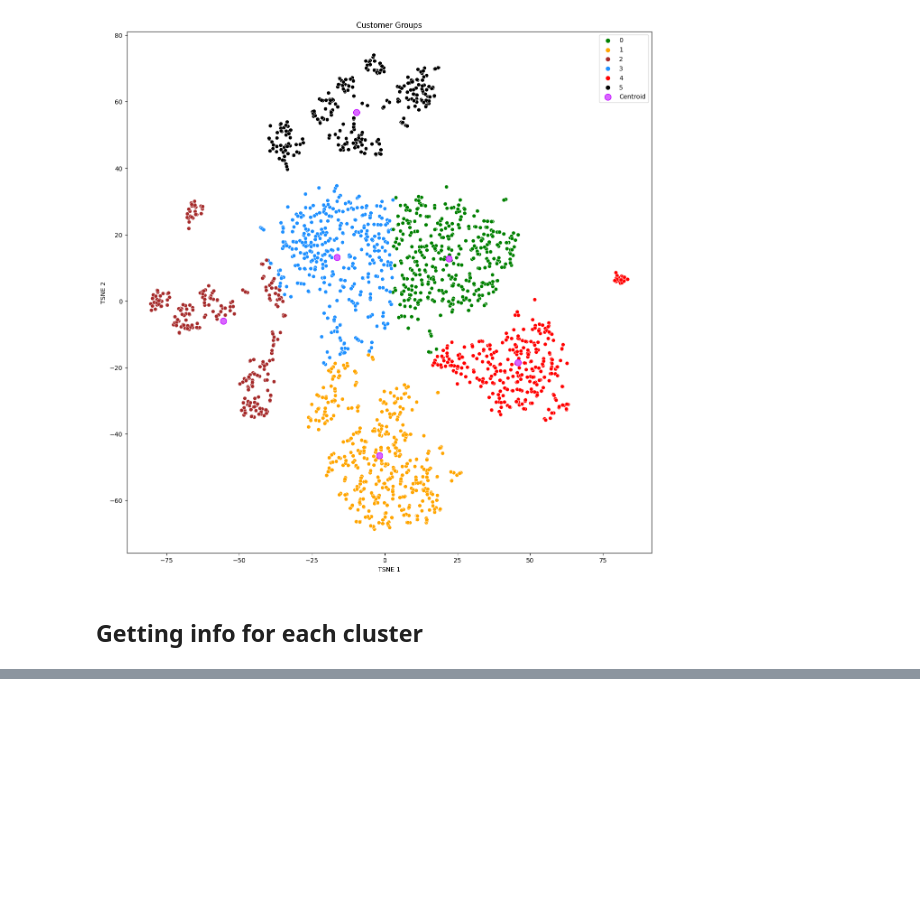
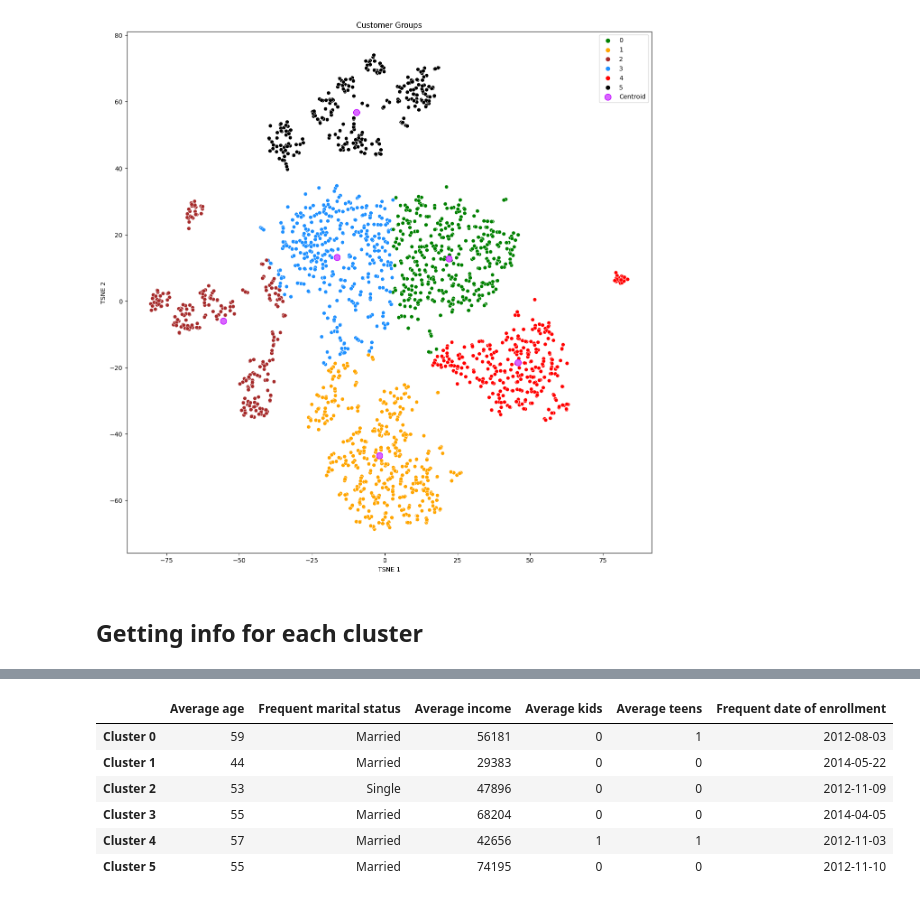
Before and after one commit to Luciano-C/Customer-Personality-Analysis, a Jupyter notebook: Customer_Personality_Analysis.ipynb, the cells around one changed output, grey strips where cells are left out. Cells and saved outputs as stored; diff of their text form; code cells hidden in the pictures; blank space fills up the shorter version.

```diff
--- a/Customer_Personality_Analysis.ipynb
+++ b/Customer_Personality_Analysis.ipynb
@@ -1014,0 +1033,40 @@ Most frequent complain status in last 2 years: no
+# %%
+today = datetime.date.today()
+today_year = today.year
+
+sumarized_data = {
+    'Average age': [],
+    'Frequent marital status': [],
+    'Average income': [],
+    'Average kids': [],
+    'Average teens': [],
+    'Frequent date of enrollment': []
+}
+
+
+for i in range(6):
+    cluster = customer_data_with_clusters.loc[customer_data_with_clusters['Cluster'] == i]
+    # Age
+    ages = today_year - cluster['Year_Birth']
+    sumarized_data['Average age'].append(int(ages.mean()))
+    # Marital Status
+    sumarized_data['Frequent marital status'].append(cluster['Marital_Status'].mode()[0])
+    # Income
+    sumarized_data['Average income'].append(int(cluster['Income'].mean()))
+    # Kids
+    sumarized_data['Average kids'].append(int(cluster['Kidhome'].mean()))
+    # Teens
+    sumarized_data['Average teens'].append(int(cluster['Teenhome'].mean()))
+    # Date of enrollment
+    sumarized_data['Frequent date of enrollment'].append(cluster['Dt_Customer'].mode()[0])
+# %%
+a = pd.DataFrame(sumarized_data, index=['Cluster 0', 'Cluster 1', 'Cluster 2', 'Cluster 3', 'Cluster 4', 'Cluster 5'])
+a
+# %% [output]
+|  | Average age | Frequent marital status | Average income | Average kids | Average teens | Frequent date of enrollment |
+| Cluster 0 | 59 | Married | 56181 | 0 | 1 | 2012-08-03 |
+| Cluster 1 | 44 | Married | 29383 | 0 | 0 | 2014-05-22 |
+| Cluster 2 | 53 | Single | 47896 | 0 | 0 | 2012-11-09 |
+| Cluster 3 | 55 | Married | 68204 | 0 | 0 | 2014-04-05 |
+| Cluster 4 | 57 | Married | 42656 | 1 | 1 | 2012-11-03 |
+| Cluster 5 | 55 | Married | 74195 | 0 | 0 | 2012-11-10 |
```
Also changed, not shown: parts of 16 cells of this notebook.
